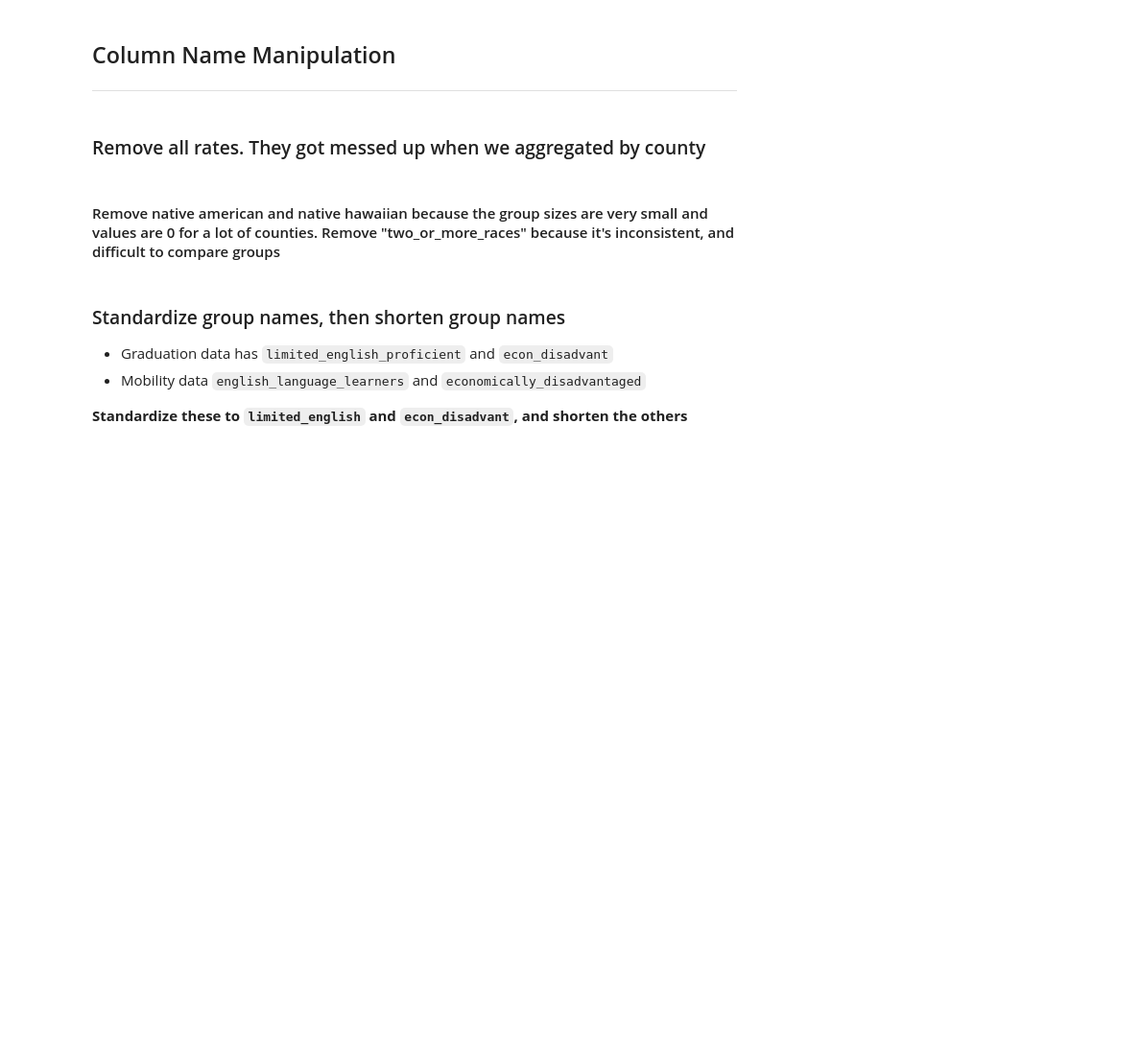
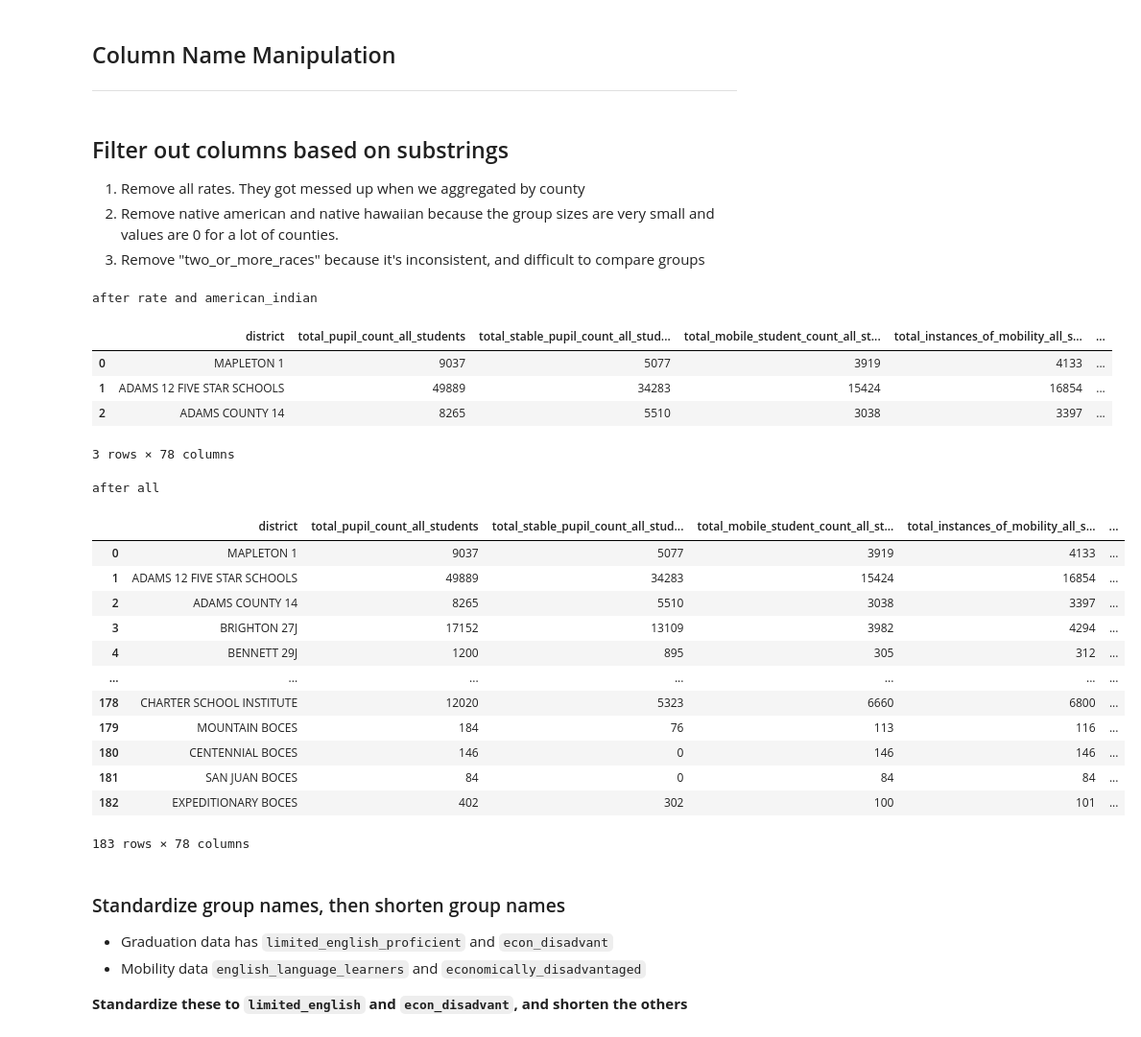
Before and after one commit to ryayoung/crime-data-engineering, a Jupyter notebook: 4-education.ipynb, the cells around one changed output. Shown at 96% size. Drawn from its saved outputs; the diff is of its cells as text; code cells hidden in the pictures; blank space fills up the shorter version.

```diff
--- a/4-education.ipynb
+++ b/4-education.ipynb
@@ -66,9 +66,9 @@
 # %%
 filtr = "`Organization Name` != 'STATE TOTAL'"
 
-grad_raw = read_raw('dist_grad_rate', where=filtr)
-mob_raw = read_raw('dist_student_mobility', where=filtr)
-mob_dem_raw = read_raw('dist_mobility_demographics', where=filtr)
+grad_raw = read_raw("*", FROM='dist_grad_rate', WHERE=filtr)
+mob_raw = read_raw("*", FROM='dist_student_mobility', WHERE=filtr)
+mob_dem_raw = read_raw("*", FROM='dist_mobility_demographics', WHERE=filtr)
 
 head(grad_raw, mob_raw, mob_dem_raw)
 # %% [output]
@@ -145,16 +145,39 @@ head(df_raw_dist)
 ---
 # %%
 df = df_raw_dist.copy()
-# %% [markdown]
-### Remove all rates. They got messed up when we aggregated by county
-# %%
-df = separate_by(df, "rate", mode='exclude')
 # %% [markdown]
-#### Remove native american and native hawaiian because the group sizes are very small and values are 0 for a lot of counties. Remove "two_or_more_races" because it's inconsistent, and difficult to compare groups
+## Filter out columns based on substrings
+1. Remove all rates. They got messed up when we aggregated by county
+2. Remove native american and native hawaiian because the group sizes are very small and values are 0 for a lot of counties.
+3. Remove "two_or_more_races" because it's inconsistent, and difficult to compare groups
 # %%
-df = separate_by(df, "american_indian", mode='exclude')
-df = separate_by(df, "native_hawaiian", mode='exclude')
-df = separate_by(df, "two_or_more", mode='exclude')
+df = (df
+    .separate_by("rate", mode='exclude')
+    .separate_by("american_indian", mode='exclude')
+    .separate_by("native_hawaiian", mode='exclude')
+    .separate_by("two_or_more", mode='exclude')
+)
+# %% [output]
+after rate and american_indian
+|  | district | total_pupil_count_all_students | total_stable_pupil_count_all_stud... | total_mobile_student_count_all_st... | total_instances_of_mobility_all_s... | ... |
+| 0 | MAPLETON 1 | 9037 | 5077 | 3919 | 4133 | ... |
+| 1 | ADAMS 12 FIVE STAR SCHOOLS | 49889 | 34283 | 15424 | 16854 | ... |
+| 2 | ADAMS COUNTY 14 | 8265 | 5510 | 3038 | 3397 | ... |
+3 rows × 78 columns
+after all
+|  | district | total_pupil_count_all_students | total_stable_pupil_count_all_stud... | total_mobile_student_count_all_st... | total_instances_of_mobility_all_s... | ... |
+| 0 | MAPLETON 1 | 9037 | 5077 | 3919 | 4133 | ... |
+| 1 | ADAMS 12 FIVE STAR SCHOOLS | 49889 | 34283 | 15424 | 16854 | ... |
+| 2 | ADAMS COUNTY 14 | 8265 | 5510 | 3038 | 3397 | ... |
+| 3 | BRIGHTON 27J | 17152 | 13109 | 3982 | 4294 | ... |
+| 4 | BENNETT 29J | 1200 | 895 | 305 | 312 | ... |
+| ... | ... | ... | ... | ... | ... | ... |
+| 178 | CHARTER SCHOOL INSTITUTE | 12020 | 5323 | 6660 | 6800 | ... |
+| 179 | MOUNTAIN BOCES | 184 | 76 | 113 | 116 | ... |
+| 180 | CENTENNIAL BOCES | 146 | 0 | 146 | 146 | ... |
+| 181 | SAN JUAN BOCES | 84 | 0 | 84 | 84 | ... |
+| 182 | EXPEDITIONARY BOCES | 402 | 302 | 100 | 101 | ... |
+183 rows × 78 columns
 # %% [markdown]
 ### Standardize group names, then shorten group names
 - Graduation data has `limited_english_proficient` and `econ_disadvant`
```
Also changed, not shown: parts of 1 cell of this notebook, 5 other files.
